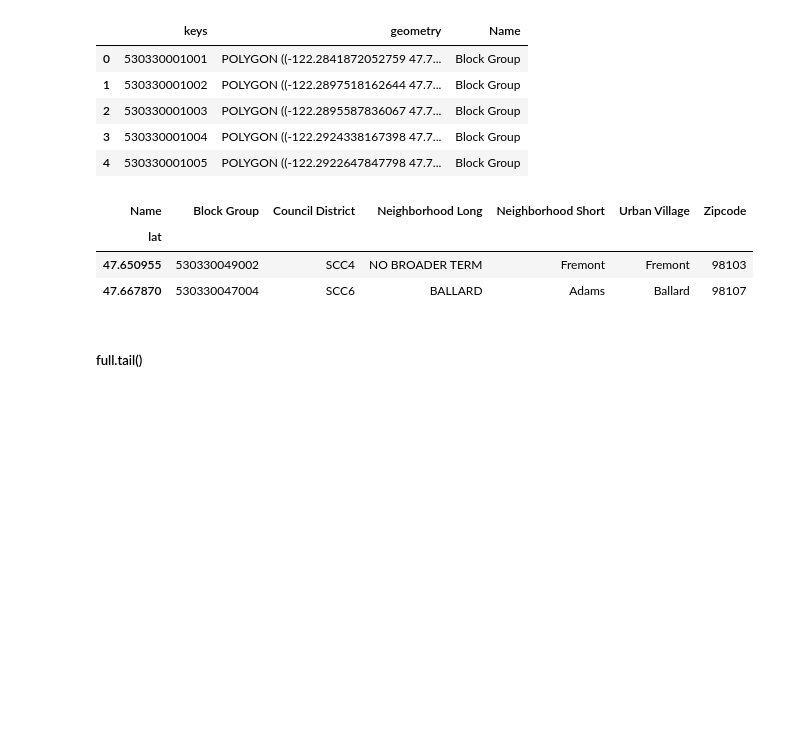
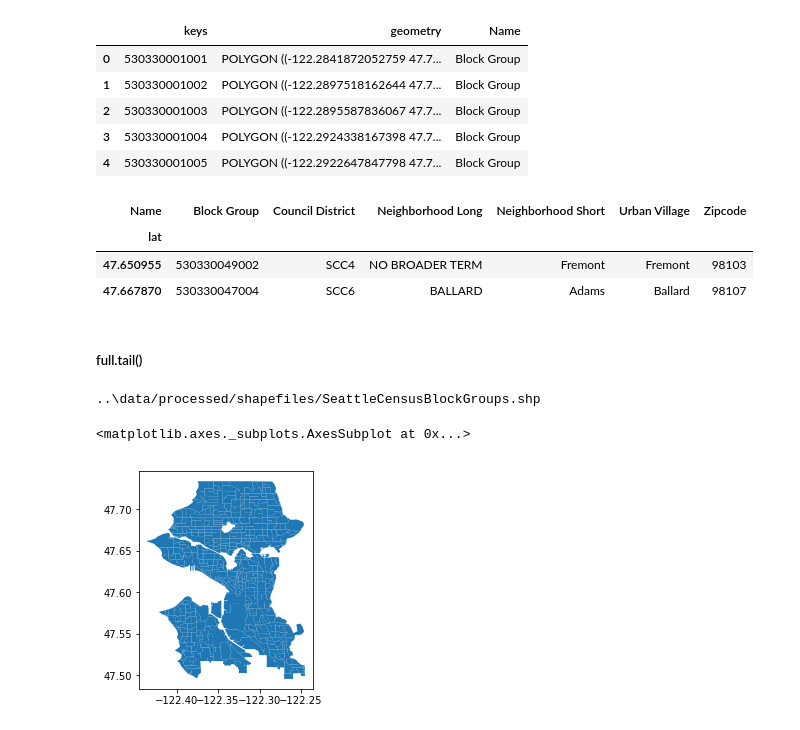
Before and after one commit to monolyst/Seattle-Mobility-Index, a Jupyter notebook: seamo/core/geopandas_geocoder_csvfile.ipynb, the cells around one changed output. Cells and saved outputs as stored; diff of their text form; code cells hidden in the pictures; blank space fills up the shorter version.

Commit message:
added shapefiles for seattle, revised geography processor

```diff
--- a/seamo/core/geopandas_geocoder_csvfile.ipynb
+++ b/seamo/core/geopandas_geocoder_csvfile.ipynb
@@ -110,3 +112,16 @@ geocode('/Users/hyeonjeongkim/Desktop/test.csv')
 | 47.667870 | 530330047004 | SCC6 | BALLARD | Adams | Ballard | 98107 |
 # %% [markdown]
 ##### full.tail()
+# %%
+FP = os.path.join(os.pardir, cn.GEN_SHAPEFILE_DIR, 'SeattleCensusBlockGroups.shp')
+print(FP)
+df = gpd.read_file(FP)
+# print(df)
+# df = df.to_crs(cn.CRS_EPSG)
+gdf = gpd.GeoDataFrame(df.loc[:, (cn.KEY, cn.GEOMETRY)],
+            crs=cn.CRS_EPSG, geometry=cn.GEOMETRY)
+gdf.plot()
+# %% [output]
+..\data/processed/shapefiles/SeattleCensusBlockGroups.shp
+<matplotlib.axes._subplots.AxesSubplot at 0x...>
+[figure, added]
```
Also changed, not shown: parts of 2 cells of this notebook, 14 other files.
